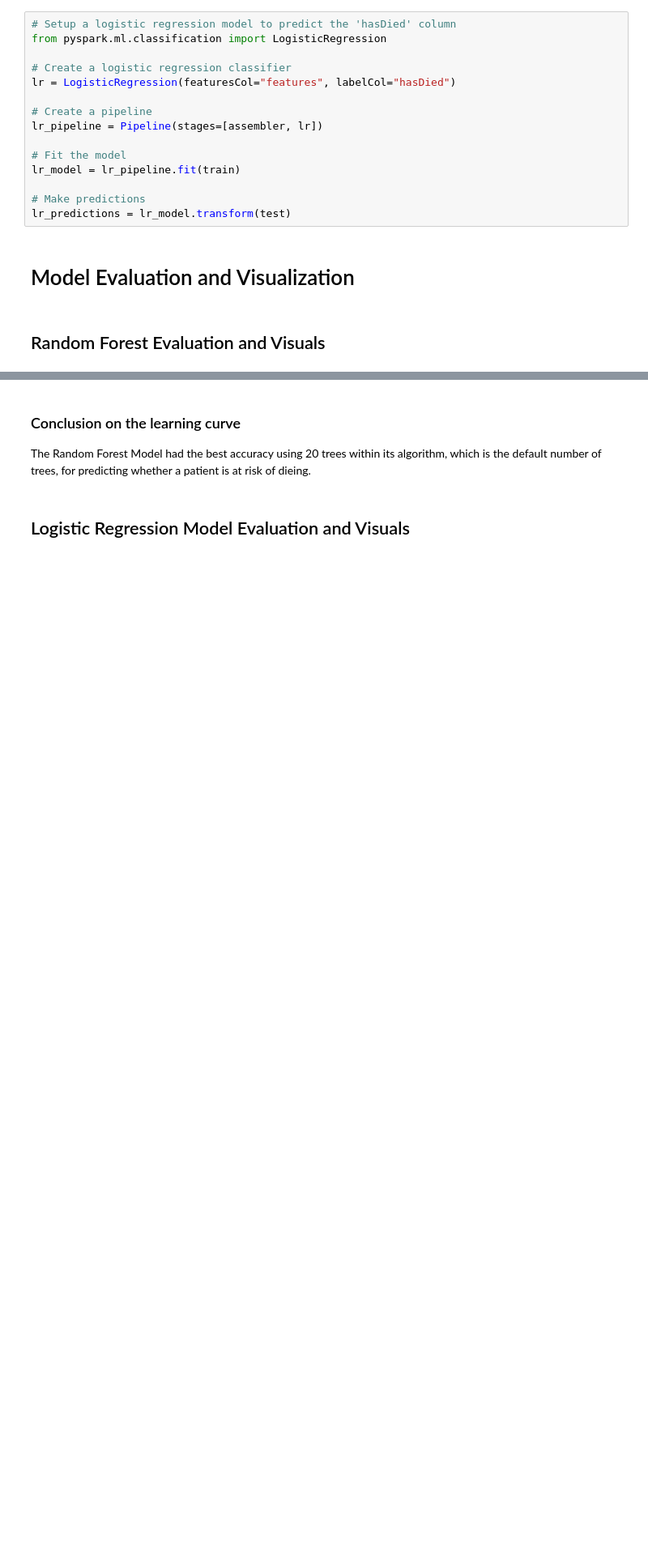
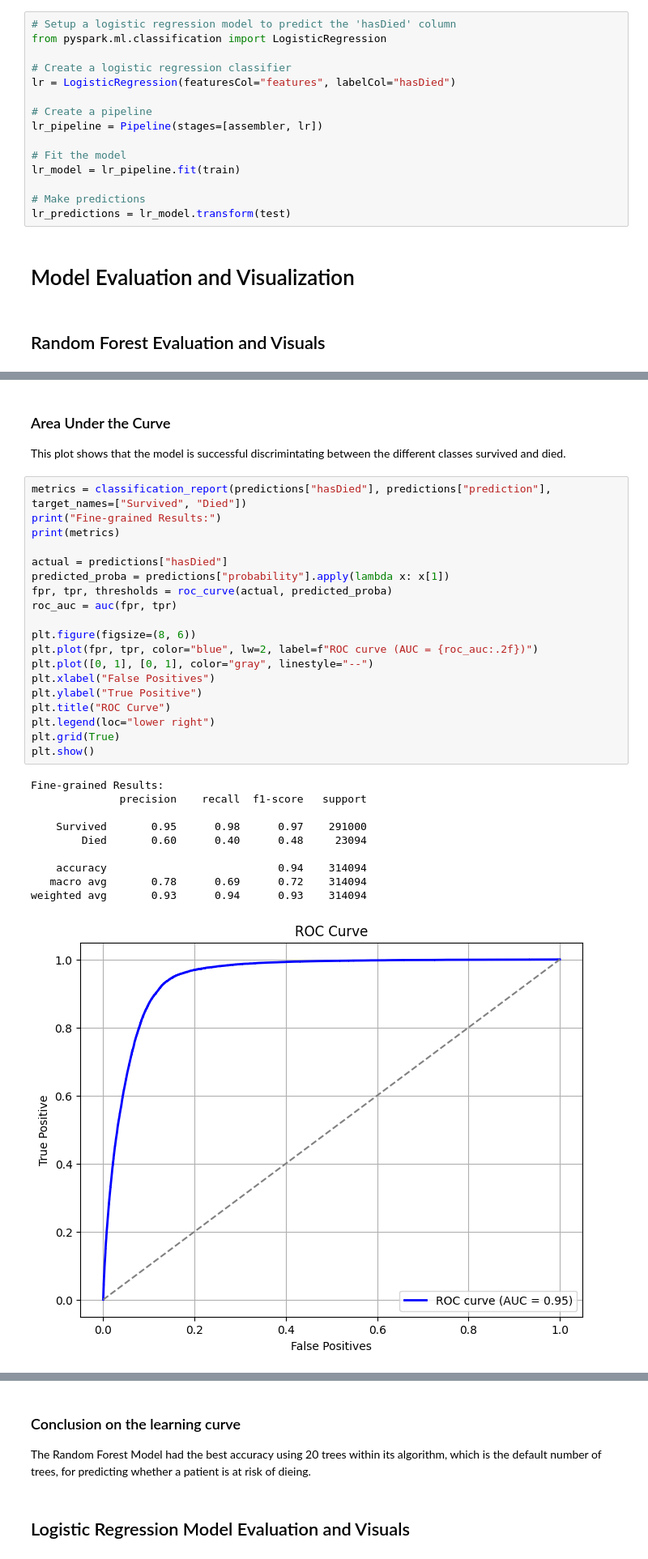
Before and after one commit to Jhatton2/dataMining_finalProject, a Jupyter notebook: covid_19.ipynb, the cells around one changed output, grey strips where cells are left out. Shown: that part at 81% size. Saved outputs shown, nothing was run; the diff lists cells and outputs as text; blank space fills up the shorter version.

```diff
--- a/covid_19.ipynb
+++ b/covid_19.ipynb
@@ -445,3 +465,36 @@ Accuracy: 0.957804731748075
+# %% [markdown]
+### Area Under the Curve
+This plot shows that the model is successful discrimintating between the different classes survived and died.
+# %%
+metrics = classification_report(predictions["hasDied"], predictions["prediction"], target_names=["Survived", "Died"])
+print("Fine-grained Results:")
+print(metrics)
+
+actual = predictions["hasDied"]
+predicted_proba = predictions["probability"].apply(lambda x: x[1])
+fpr, tpr, thresholds = roc_curve(actual, predicted_proba)
+roc_auc = auc(fpr, tpr)
+
+plt.figure(figsize=(8, 6))
+plt.plot(fpr, tpr, color="blue", lw=2, label=f"ROC curve (AUC = {roc_auc:.2f})")
+plt.plot([0, 1], [0, 1], color="gray", linestyle="--")
+plt.xlabel("False Positives")
+plt.ylabel("True Positive")
+plt.title("ROC Curve")
+plt.legend(loc="lower right")
+plt.grid(True)
+plt.show()
+# %% [output]
+Fine-grained Results:
+              precision    recall  f1-score   support
+
+    Survived       0.95      0.98      0.97    291000
+        Died       0.60      0.40      0.48     23094
+
+    accuracy                           0.94    314094
+   macro avg       0.78      0.69      0.72    314094
+weighted avg       0.93      0.94      0.93    314094
+[figure, added]
 # %%
 # The chart shows the top 5 feature importances in the random forest model.
 # The chart shows that the 'INTUBED' feature has the highest importance followed
```
Also changed, not shown: parts of 12 cells of this notebook.
